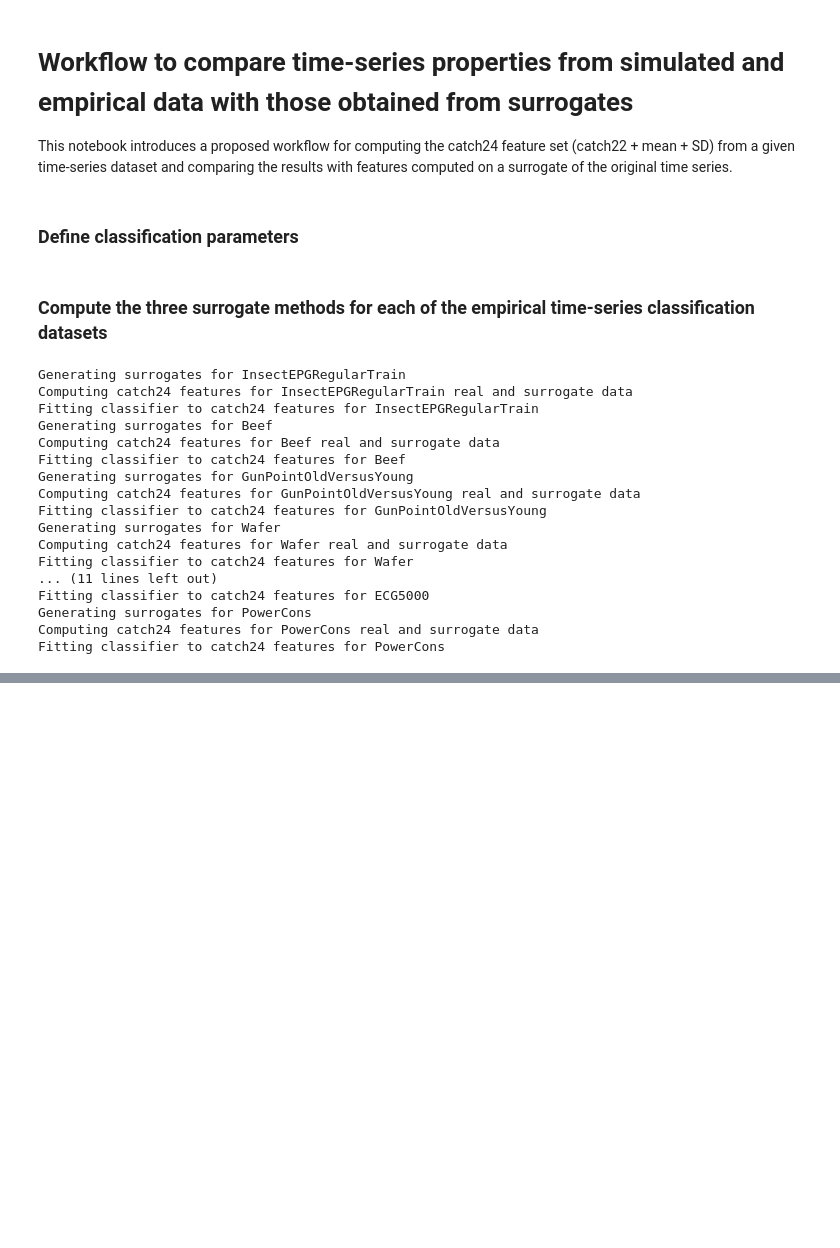
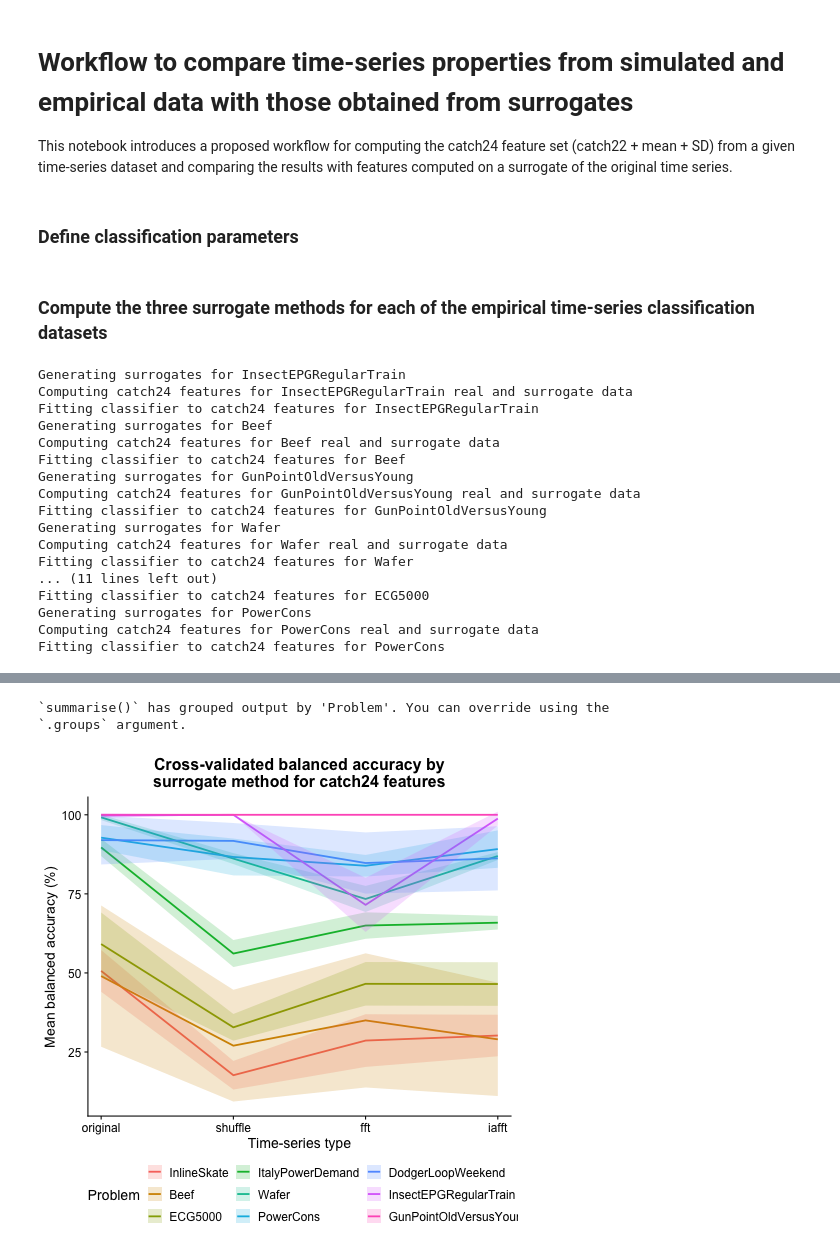
Before and after one commit to joshuabmoore/hackathon2025, a Jupyter notebook: Compare_real_vs_surrogate_catch24.ipynb, the cells around one changed output, grey strips where cells are left out. Saved outputs shown, nothing was run; the diff lists cells and outputs as text; code cells hidden in the pictures; blank space fills up the shorter version.

Commit message:
Finish Jupyter notebook that starts from time-series problems and finishes with a final plot

```diff
--- a/Compare_real_vs_surrogate_catch24.ipynb
+++ b/Compare_real_vs_surrogate_catch24.ipynb
@@ -34,7 +34,8 @@ cv = StratifiedKFold(n_splits=num_folds, shuffle=True, random_state=127)
 # 2. Phase randomization with a fast Fourier transform (FFT)
 # 3. Phase randomization with an iterative amplitude adjusted Fourier transform (IAAFT)
 def surrogate(x, tag, niters=20):
-    surr = ts.surrogates.Surrogates(x)
+    ts = x.reshape(1, len(x))
+    surr = tsu.Surrogates(ts)
     if tag.lower() == "shuffle":
         return surr.white_noise_surrogates()
     elif tag.lower() == "fft":
@@ -66,7 +67,6 @@ def apply_surrogate_to_data(problem_data, name, data_path, surrogate_methods, ov
 
             # First column is the original time series
             x_surr[:, 0] = x
-            x = np.array([x]).T
 
             # Iterate over each surrogate method to generate
             for m in range(len(surrogate_methods)):
@@ -239,0 +251,7 @@ Fitting classifier to catch24 features for PowerCons
+# %%
+all_catch24_classification_res_list = [pd.read_csv(f"{data_path}/real/classification_res/{name}_catch24_TS_and_surrogates_classification_res.csv") for name in names]
+all_catch24_classification_res = pd.concat(all_catch24_classification_res_list).reset_index()
+
+%load_ext rpy2.ipython
+
+all_catch24_classification_res.head()
@@ -239,0 +267,39 @@ Fitting classifier to catch24 features for PowerCons
+# %%
+%%R -i all_catch24_classification_res,data_path
+
+suppressPackageStartupMessages({
+    library(cowplot)
+    library(glue)
+    library(patchwork)
+    library(tidyverse)
+})
+
+# Set cowplot theme
+theme_set(theme_cowplot())
+
+
+all_catch24_classification_res %>%
+    mutate(TS_Type = factor(TS_Type, levels=c("original", "shuffle", "fft", "iafft"))) %>%
+    group_by(Problem, TS_Type) %>%
+    summarize(mean_balanced_accuracy = 100*mean(balanced_accuracy), SD_balanced_accuracy = 100*sd(balanced_accuracy)) %>%
+    ungroup() %>%
+    mutate(Problem = fct_reorder(Problem, mean_balanced_accuracy, .fun=mean)) %>%
+    ggplot(data=., mapping=aes(x=TS_Type, y=mean_balanced_accuracy, group=Problem)) +
+    geom_line(aes(color=Problem), linewidth=0.85) +
+    geom_ribbon(aes(ymin=mean_balanced_accuracy-SD_balanced_accuracy,
+                    ymax=mean_balanced_accuracy+SD_balanced_accuracy,
+                    fill=Problem), color=NA, alpha=0.2) +
+    ggtitle("Cross-validated balanced accuracy by\nsurrogate method for catch24 features") +
+    ylab("Mean balanced accuracy (%)") +
+    xlab("Time-series type") +
+    scale_x_discrete(expand=c(0.025, 0.025)) +
+    guides(color=guide_legend(nrow=3),fill=guide_legend(nrow=3)) +
+    theme(legend.position="bottom",
+          plot.title=element_text(hjust=0.5))
+
+# Uncomment to save the plot
+# ggsave(glue("{data_path}/plots/catch24_surrogate_classification_res.png"), width=7, height=6, dpi=300)
+# %% [output]
+`summarise()` has grouped output by 'Problem'. You can override using the
+`.groups` argument.
+[figure, added]
```
Also changed, not shown: parts of 4 cells of this notebook, 31 other files.
